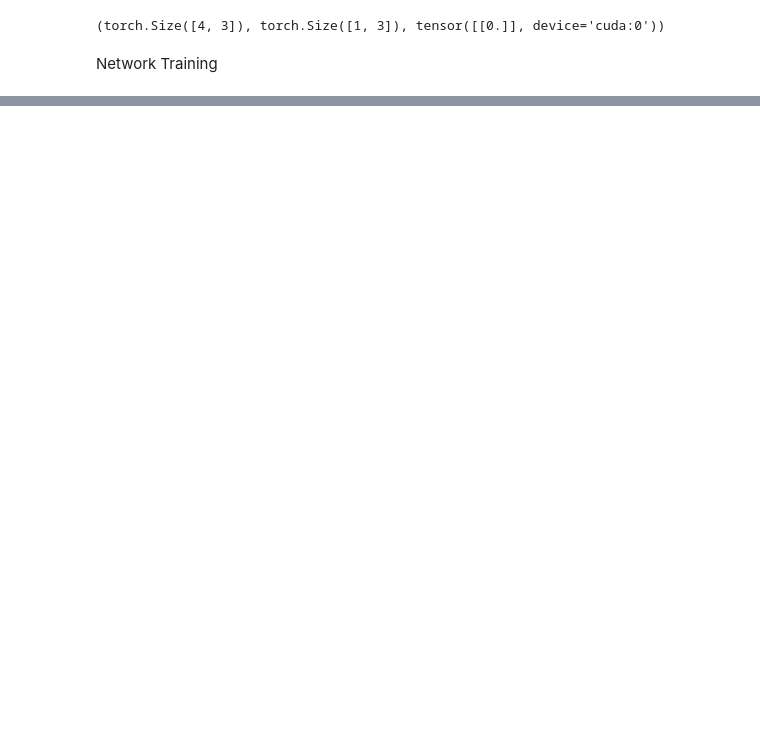
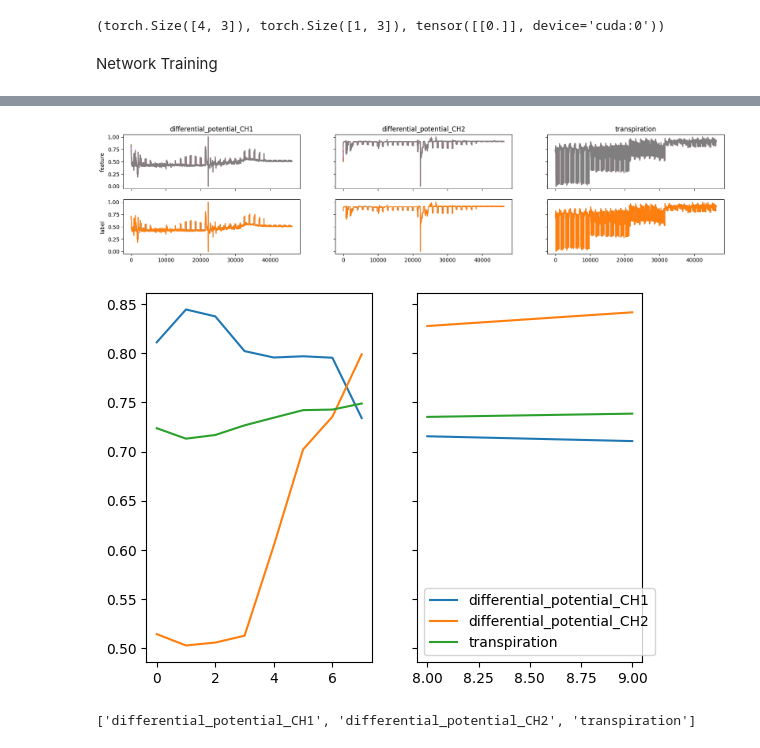
Before and after one commit to julianjandeleit/transformer-models-time-series-forecasting, a Jupyter notebook: notebooks/transformer_experimentation.ipynb, the cells around one changed output, grey strips where cells are left out. Saved outputs shown, nothing was run; the diff lists cells and outputs as text; code cells hidden in the pictures; blank space fills up the shorter version.

Commit message:
instant access data set preparation

```diff
--- a/notebooks/transformer_experimentation.ipynb
+++ b/notebooks/transformer_experimentation.ipynb
@@ -322,7 +344,8 @@ optimizer = opt.SGD(net.parameters(), lr=learning_rate) # default stochastic gra
 #%%
 losses = []
 # go through every datapoint (1)
-for i in tqdm(range(features.shape[0]), file=sys.stdout):
+for i in tqdm(range(1000)):
+#for i in tqdm(range(features.shape[0]), file=sys.stdout):
     # main training loop / pipeline
     # get window
     wFeatures = features[i] # [step in sequence][feature]
@@ -339,7 +362,7 @@ for i in tqdm(range(features.shape[0]), file=sys.stdout):
         target = torch.Tensor(target).to(device)
         Y = window[fLen+sp:,:]
         Y = torch.Tensor(Y).to(device)
-        mask = get_mask(Y.shape[0],Y.shape[0]).to(device)
+        mask = get_mask(target.shape[0],target.shape[0]).to(device)
         # forward pass
         #print(X.shape, target.shape, mask.shape, Y.shape)
         out = net(X,target,mask)
@@ -381,0 +403,12 @@ torch.save({"d_input":d_input, "d_model": d_model}, dir / "model_params.pt")
+# %%
+def prepare_dataset(data=data_temp, timefreq="1min", aggregator="mean", window_size=15, len_x=4):
+    print("resampling")
+    data_resampled, scaler = scale_and_resample_timeindex(data, timefreq=timefreq, aggregator=aggregator)
+    print("sliding window")
+    data, column_names = time_indexed_data_to_sliding_window(data_resampled, window_size=window_size)
+    print("window to labels")
+    features, labels = convert_to_feature_labels(data, len_x=len_x)
+    return features, labels, column_names[2:], scaler
+
+features, labels, column_names, scaler = prepare_dataset(data_temp, timefreq="1min", aggregator="mean", window_size=10, len_x = 8)
+display(features.shape, labels.shape)
@@ -381,0 +421,35 @@ torch.save({"d_input":d_input, "d_model": d_model}, dir / "model_params.pt")
+# %%
+def visualize_dataset(features, labels, column_names):
+    fig, ax = plt.subplots(2,features.shape[2], sharey=True, sharex=True)
+    fig.set_figwidth(20)
+    fig.set_figheight(4)
+    ax[0,0].set_ylabel("feature")
+    ax[1,0].set_ylabel("label")
+    for i in range(features.shape[2]):
+        axi :plt.Axes = ax[0,i]
+        axi.set_title(column_names[i])
+        ax[0,i].plot(list(range(features.shape[0])), features[:, :,i]) # TODO: not sure what actually gets displayed here
+
+        ax[1,i].plot(list(range(labels.shape[0])), labels[:, :,i])
+
+    plt.show()
+
+def visualize_feature(feature, label, column_names):
+    fig, ax = plt.subplots(1,2, sharey=True)
+    for i in range(feature.shape[1]):
+        ax[0].plot(list(range(feature.shape[0])), feature[:, i], label=column_names[i])
+        ax[1].plot(feature.shape[0]+np.array(range(label.shape[0])), label[:, i], label=column_names[i])
+    plt.legend(loc="lower left")
+    plt.show()
+
+
+
+visualize_dataset(features, labels, column_names)
+visualize_feature(features[0], labels[0],column_names)
+# %% [output]
+[figure, added]
+[figure, added]
+# %%
+column_names
+# %% [output]
+['differential_potential_CH1', 'differential_potential_CH2', 'transpiration']
```
Also changed, not shown: parts of 18 cells of this notebook, 1 other file.
